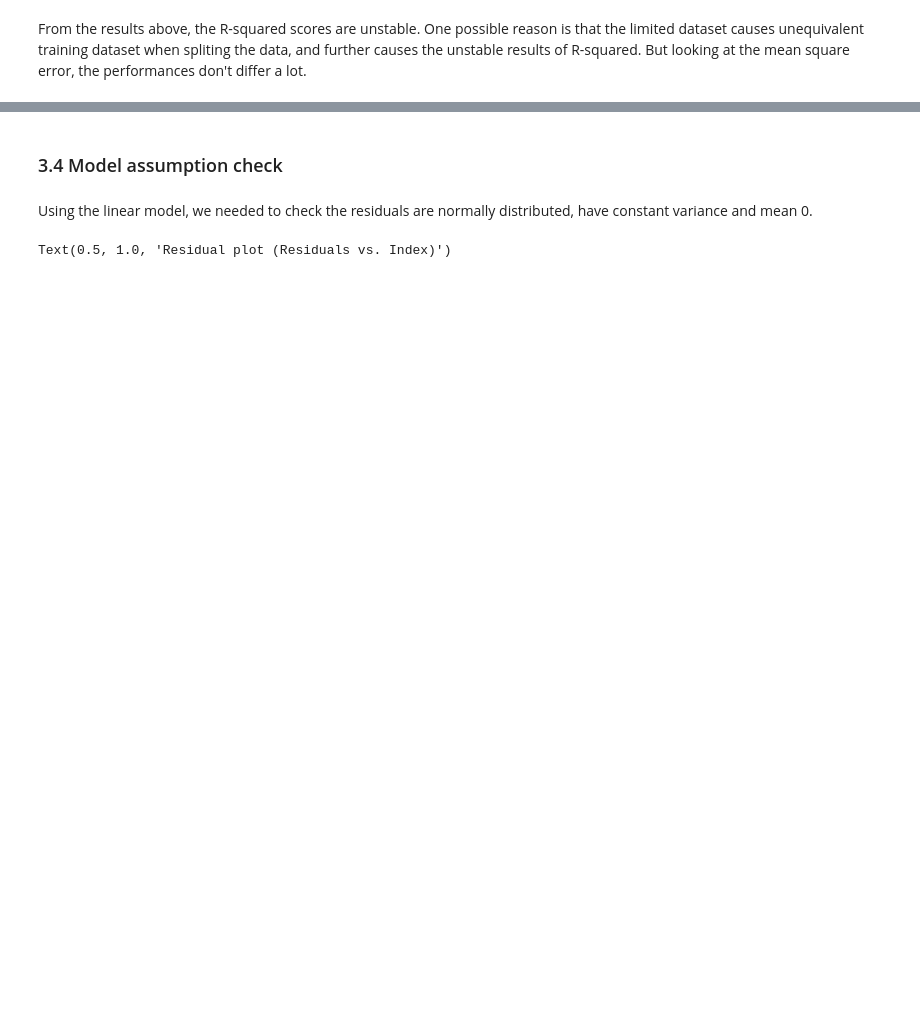
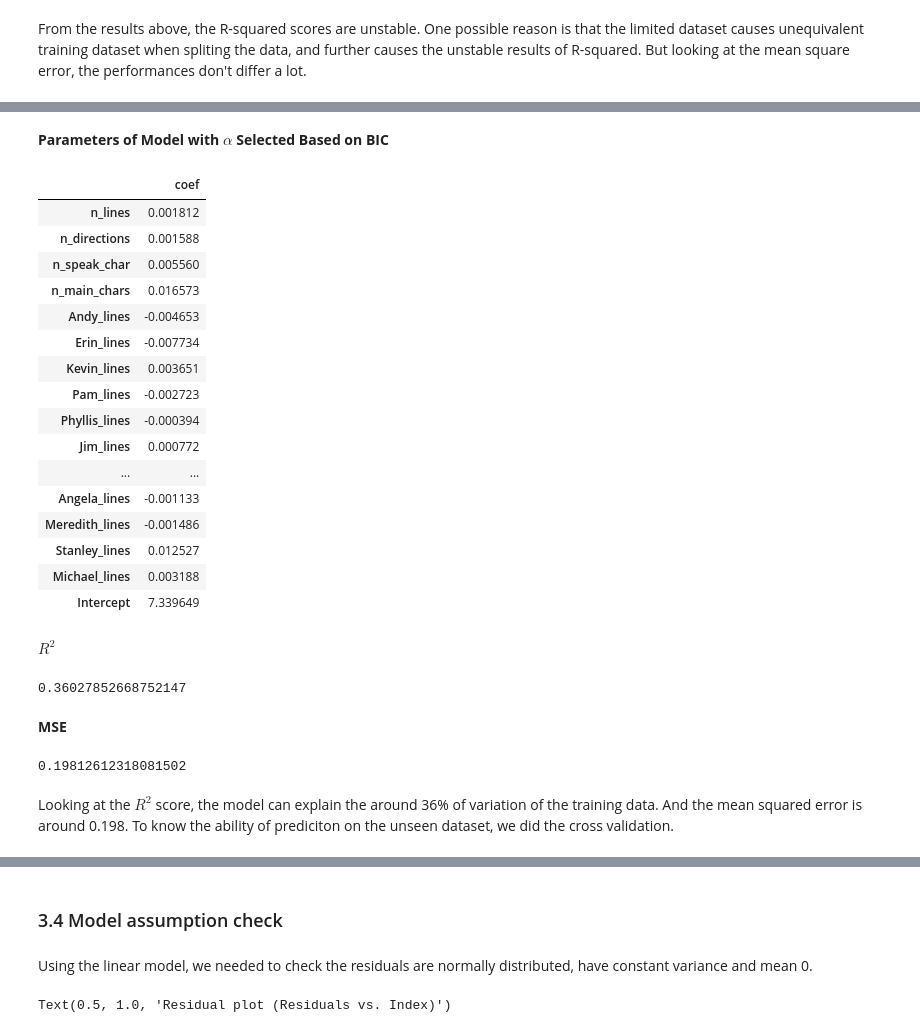
Before and after one commit to Machine-Learning-in-Python-Group-24/Machine-Learning-in-Python-Group-24, a Jupyter notebook: Project 1/project1Proofed.ipynb, the cells around one changed output, grey strips where cells are left out. Cells and saved outputs as stored; diff of their text form; code cells hidden in the pictures; blank space fills up the shorter version.

```diff
--- a/Project 1/project1Proofed.ipynb
+++ b/Project 1/project1Proofed.ipynb
@@ -590,0 +699,44 @@ From the results above, the R-squared scores are unstable. One possible reason i
+# %% [markdown]
+**Parameters of Model with $\alpha$ Selected Based on BIC**
+# %%
+clf2 = sklearn.linear_model.Lasso(alpha = alpha_bic) # Alpha is selected based on BIC
+clf2.fit(X_train, y_train)
+lcv_coef = pd.DataFrame(data = clf2.coef_, index = X_df.columns,
+                        columns = ['coef'])
+lcv_intercept = pd.DataFrame(data = clf2.intercept_,
+                             index = ['Intercept'], columns = ['coef'])
+lcv_c = pd.concat([lcv_coef, lcv_intercept])
+lcv_c.loc[lcv_c.coef != 0, :]
+# %% [output]
+|  | coef |
+| n_lines | 0.001812 |
+| n_directions | 0.001588 |
+| n_speak_char | 0.005560 |
+| n_main_chars | 0.016573 |
+| Andy_lines | -0.004653 |
+| Erin_lines | -0.007734 |
+| Kevin_lines | 0.003651 |
+| Pam_lines | -0.002723 |
+| Phyllis_lines | -0.000394 |
+| Jim_lines | 0.000772 |
+| ... | ... |
+| Angela_lines | -0.001133 |
+| Meredith_lines | -0.001486 |
+| Stanley_lines | 0.012527 |
+| Michael_lines | 0.003188 |
+| Intercept | 7.339649 |
+# %% [markdown]
+**$R^2$**
+# %%
+clf2.score(X_train, y_train)
+# %% [output]
+0.36027852668752147
+# %% [markdown]
+**MSE**
+# %%
+y_pred = clf2.predict(X_test)
+mean_squared_error(y_test, y_pred)
+# %% [output]
+0.19812612318081502
+# %% [markdown]
+Looking at the $R^2$ score, the model can explain the around 36% of variation of the training data. And the mean squared error is around 0.198. To know the ability of prediciton on the unseen dataset, we did the cross validation.
```
Also changed, not shown: parts of 31 cells of this notebook.
